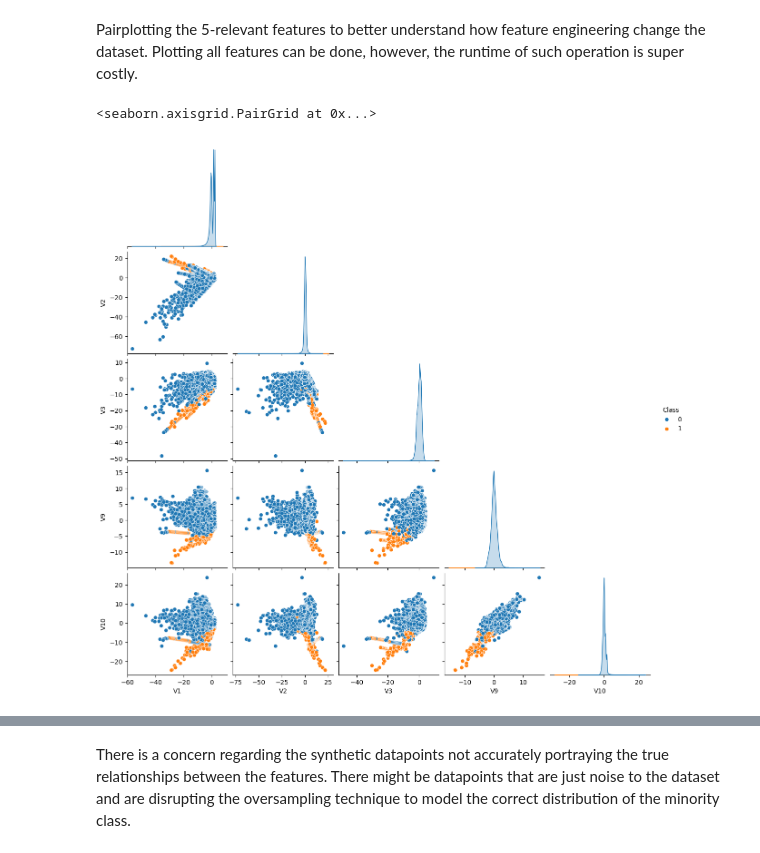
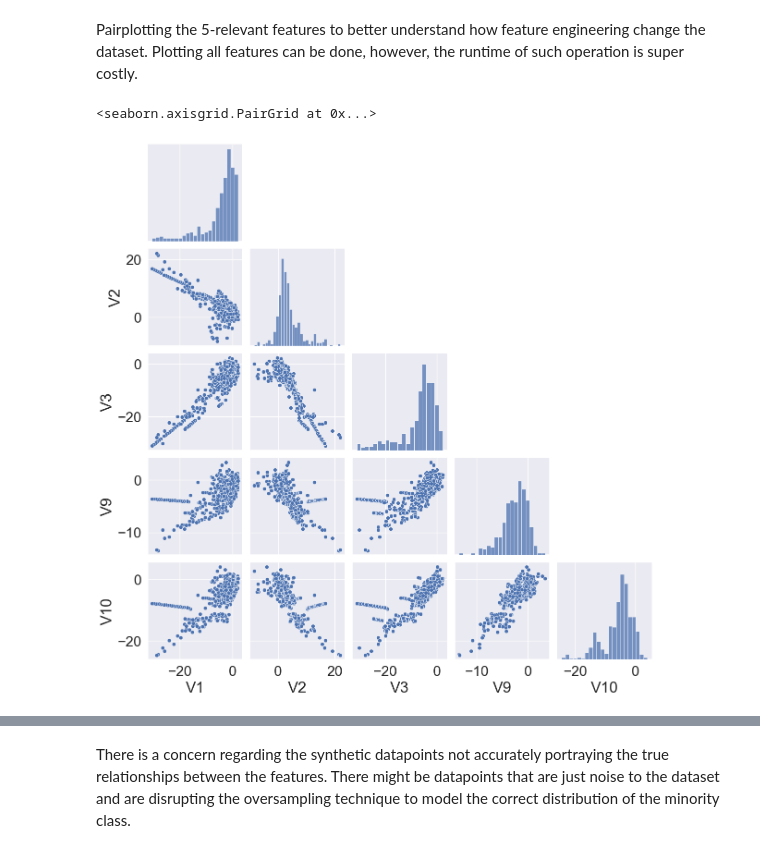
Before and after one commit to HuyPham39/Credit-Card-Fraud-Detection, a Jupyter notebook: CreditCardFraudDetect.ipynb, the cells around one changed output, grey strips where cells are left out. Drawn from its saved outputs; the diff is of its cells as text; code cells hidden in the pictures.

```diff
--- a/CreditCardFraudDetect.ipynb
+++ b/CreditCardFraudDetect.ipynb
@@ -109,8 +113,8 @@ Class
 Name: count, dtype: int64
 1081
 # %%
-df = df.drop_duplicates()
-print(df.Class.value_counts())
+dropped_dup_df = df.drop_duplicates()
+print(dropped_dup_df.Class.value_counts())
 # %% [output]
 Class
 0    283253
@@ -123,10 +145,10 @@ Feature Understanding
 # %% [markdown]
 Pairplotting the 5-relevant features to better understand how feature engineering change the dataset. Plotting all features can be done, however, the runtime of such operation is super costly.
 # %%
-sns.pairplot(df,
-             hue="Class",
+positive_df = df[df['Class'] == 1]
+sns.pairplot(positive_df,
              vars=['V1','V2','V3','V9','V10'],
              corner=True)
 # %% [output]
 <seaborn.axisgrid.PairGrid at 0x...>
-[figure, old version]
+[figure, new version]
```
Also changed, not shown: parts of 14 cells of this notebook, 2 other files.
